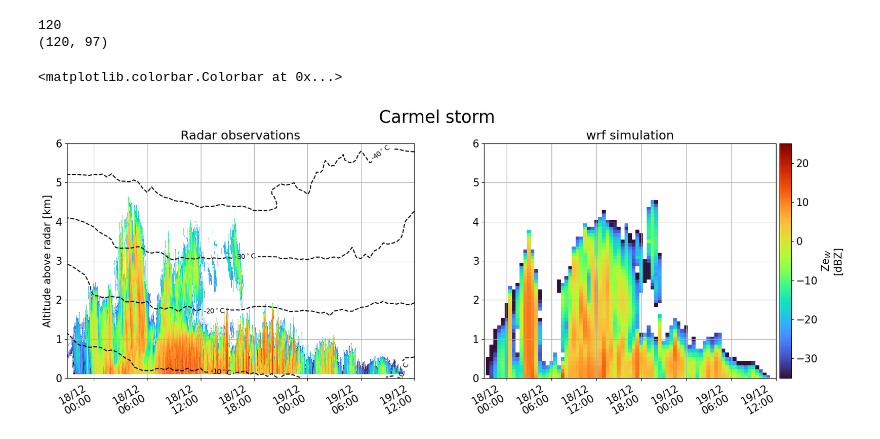
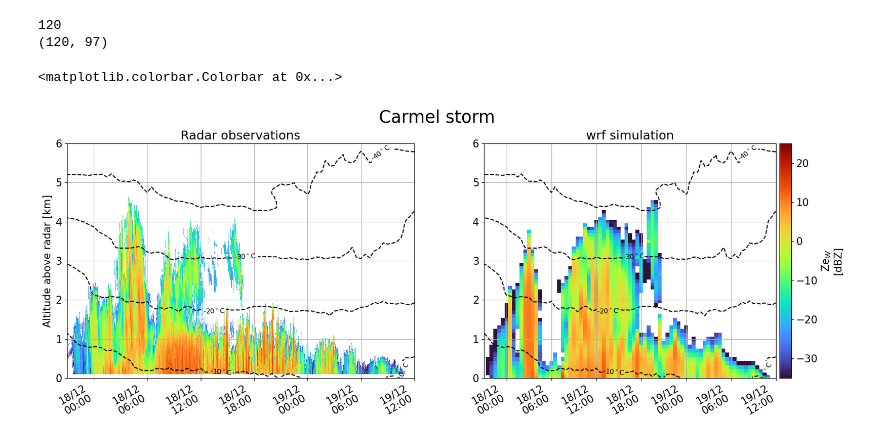
Before and after one commit to eliotperrin/Mixed-phase-cloud-with-CR-SIM, a Jupyter notebook: Comparaison.ipynb, the cells around one changed output. Saved outputs shown, nothing was run; the diff lists cells and outputs as text; code cells hidden in the pictures.

```diff
--- a/Comparaison.ipynb
+++ b/Comparaison.ipynb
@@ -188,32 +188,36 @@ im0=axs[0].pcolormesh(x_axis,Rgates,Ze_plot.T,vmin=-35,vmax=25,cmap='turbo')
 
 axs[0].set_ylabel('Altitude above radar [km]')
 axs[0].set_title('Radar observations')
 
 axs[0].grid()
 
 axs[0].set_ylim(0,6)
 
 # Isoterm
 cs = axs[0].contour(wrf_time[spin_up:end],ZZmiddle/1000, (tCNT.T)[:,spin_up:end],levels=np.arange(-50, 0,10), colors='black')
 axs[0].clabel(cs, inline=True,fontsize=10, fmt='%d$^\circ$C')
-# ???
+
 #axs[0].set_xlim(wrf_time[spin_up],wrf_time[end-1])
 
 reflectivity = axs[1].pcolormesh(to_np(wrf_time[spin_up:end]),to_np(ZZ)/1000,REFL[spin_up-1:end].T,vmin=-35,vmax=25,cmap='turbo')
 
 axs[1].set_xlim(wrf_time[spin_up], wrf_time[end-1])
 axs[1].set_title('wrf simulation')
 
 axs[1].set_ylim(0,6)
 axs[1].set_yticks([0,1,2,3,4,5,6])
 axs[1].grid()
 
 xfmt = mdates.DateFormatter('%d/%m' +'\n'+ '%H:%M')
 xlocator = mdates.MinuteLocator(interval = 360)
 axs[1].xaxis.set_major_locator(xlocator)
 axs[1].xaxis.set_major_formatter(xfmt)
+
+cs = axs[1].contour(wrf_time[spin_up:end],ZZmiddle/1000, (tCNT.T)[:,spin_up:end],levels=np.arange(-50, 0,10), colors='black')
+axs[1].clabel(cs, inline=True,fontsize=10, fmt='%d$^\circ$C')
+
 fig.autofmt_xdate()
 plt.colorbar(reflectivity,label=r'Ze$_{W}$'+'\n[dBZ]',pad=.01,ax=axs[1])
 # %% [output]
 <matplotlib.colorbar.Colorbar at 0x...>
-[figure, old version]
+[figure, new version]
```
Also changed, not shown: 1 other file.
